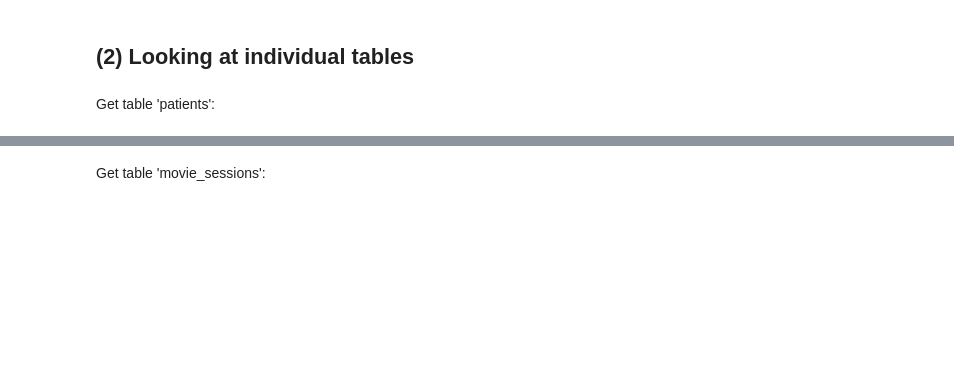
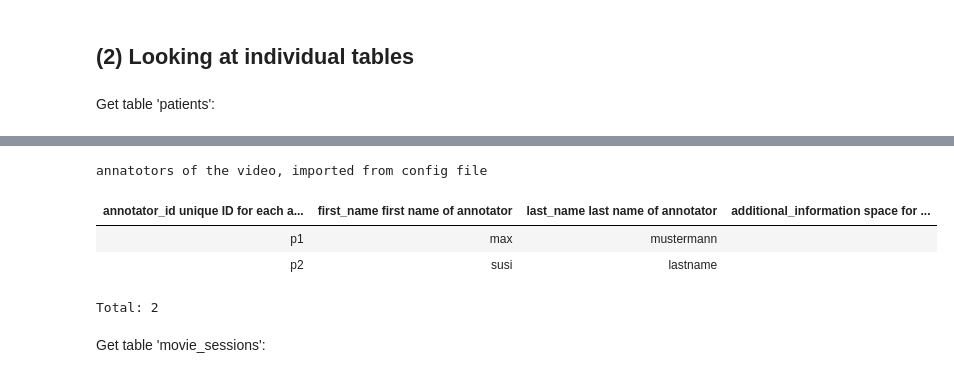
Before and after one commit to mackelab/epiphyte, a Jupyter notebook: database/data_base_setup_example.ipynb, the cells around one changed output, grey strips where cells are left out. Cells and saved outputs as stored; diff of their text form; code cells hidden in the pictures; blank space fills up the shorter version.

```diff
--- a/database/data_base_setup_example.ipynb
+++ b/database/data_base_setup_example.ipynb
@@ -29,3 +21,11 @@ Total: 5
+# %%
+Annotator()
+# %% [output]
+annatotors of the video, imported from config file
+| annotator_id unique ID for each a... | first_name first name of annotator | last_name last name of annotator | additional_information space for ... |
+| p1 | max | mustermann |  |
+| p2 | susi | lastname |  |
+Total: 2
 # %% [markdown]
 Get table 'movie_sessions':
 # %%
```
Also changed, not shown: parts of 18 cells of this notebook, 9 other files.
